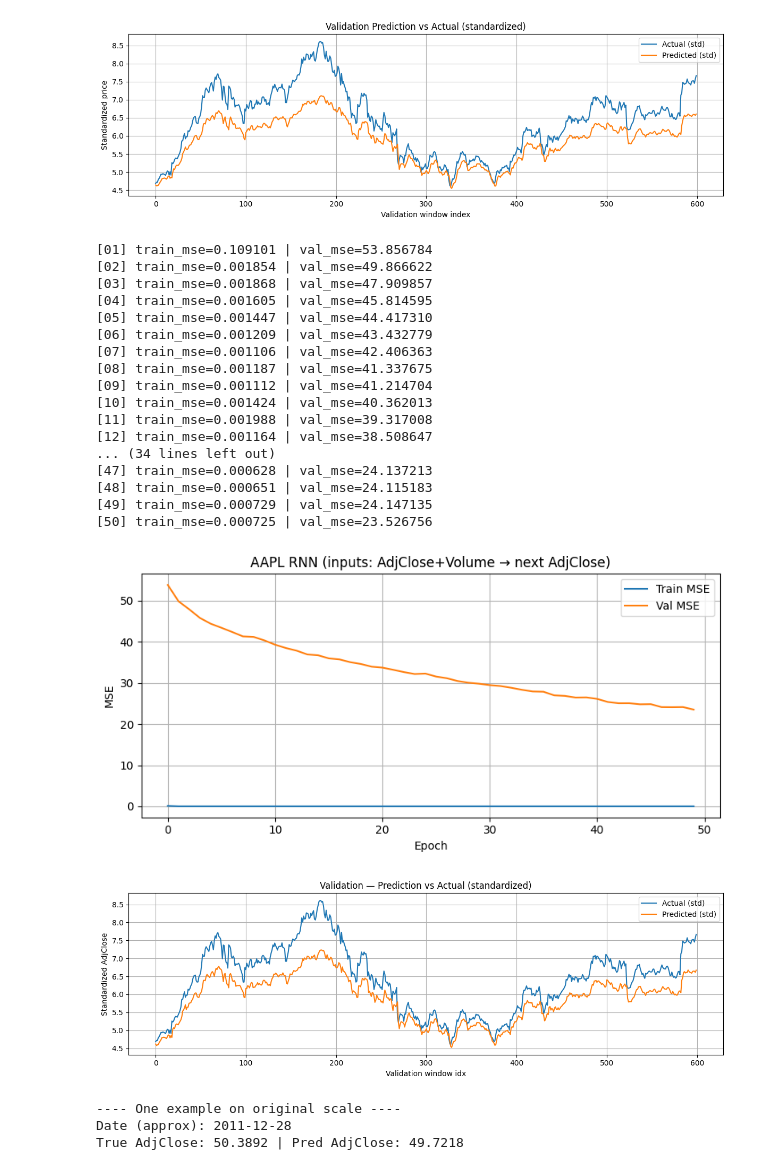
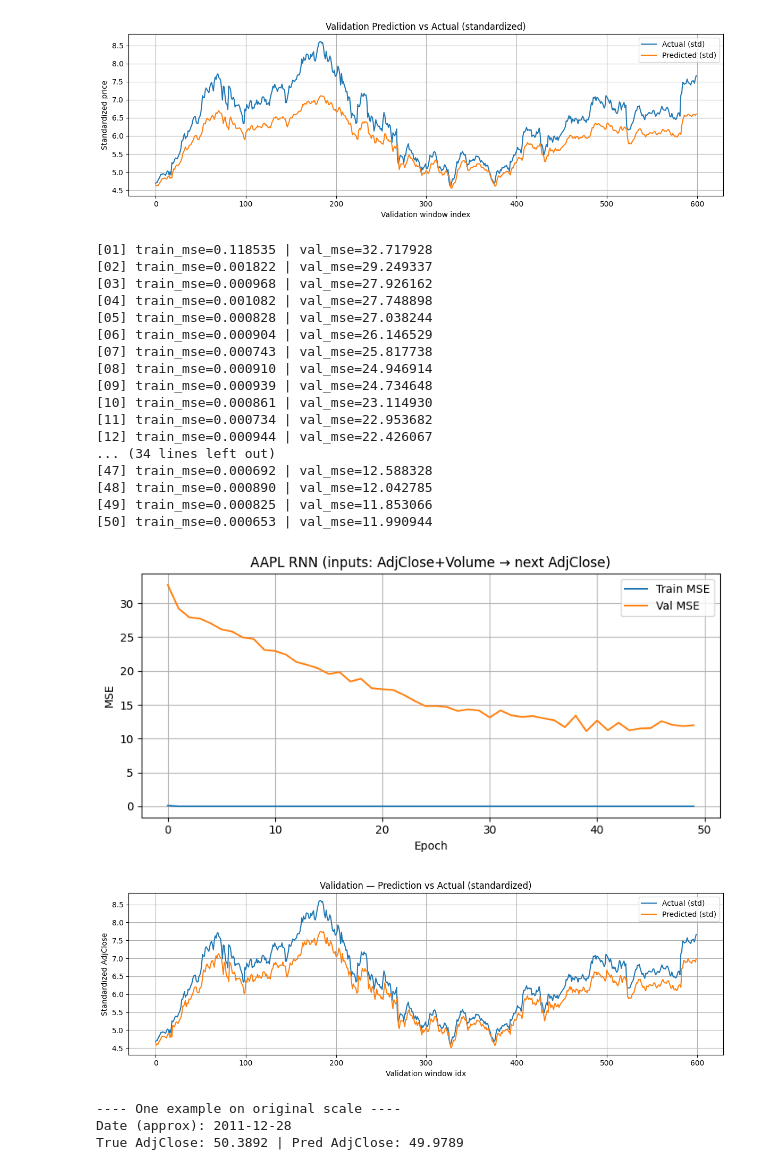
Before and after one commit to bsmoon-86/ubion-code, a Jupyter notebook: 20_RNN.ipynb, the cells around one changed output. Drawn from its saved outputs; the diff is of its cells as text; code cells hidden in the pictures.

```diff
--- a/20_RNN.ipynb
+++ b/20_RNN.ipynb
@@ -672,7 +672,6 @@ X_all = use_df[['Adj Close', 'Volume']].astype(float).values   # (N, 2)
 y_all = use_df[['Adj Close']].astype(float).values               # (N, 1)
 
 N = len(use_df)
-assert N > WINDOW + 10, "시계열 길이가 WINDOW보다 충분히 길어야 합니다."
 
 split_idx = int(N * 0.8)    # 시간 순서 유지
 X_tr, X_va = X_all[:split_idx], X_all[split_idx:]
@@ -742,7 +741,12 @@ class RNNRegressor(nn.Module):
             bidirectional=bidirectional
         )
         out_dim = hidden_size * (2 if bidirectional else 1)
-        self.head = nn.Linear(out_dim, 1)
+        # 다중 퍼셉트론 생성 (비선형 활성화 함수 호출)
+        self.head = nn.Sequential(
+            nn.Linear(out_dim, out_dim*2),
+            nn.ReLU(),
+            nn.Linear(out_dim*2, 1)
+        )
 
     def forward(self, x):                 # x:(B, T, 2)
         out, h_n = self.rnn(x)            # out:(B,T,H), h_n:(L*D,B,H)
@@ -826,51 +830,51 @@ trues_std = torch.cat(trues_std, dim=0).squeeze(-1).numpy()
 plt.figure(figsize=(12,4))
 plt.plot(trues_std[:600], label="Actual (std)")
 plt.plot(preds_std[:600], label="Predicted (std)")
 plt.title("Validation — Prediction vs Actual (standardized)")
 plt.xlabel("Validation window idx"); plt.ylabel("Standardized AdjClose")
 plt.legend(); plt.grid(True); plt.tight_layout()
 plt.show()
 
 # =========================
 # 9) 역변환(원 스케일) 단일 예시
 # =========================
 # 검증 첫 배치의 첫 샘플을 원 단위로 비교
 X0, y0 = next(iter(val_dl))                          # X0:(B,T,2), y0:(B,1)
 with torch.no_grad():
     y0_hat = model(X0.float()).cpu().numpy()  # (B,1)
 
 true_orig = y_scaler.inverse_transform(y0.numpy())       # (B,1)
 pred_orig = y_scaler.inverse_transform(y0_hat)           # (B,1)
 
 approx_date = None
 if 'Date' is not None:
     first_target_idx = split_idx + WINDOW
     if first_target_idx < len(use_df):
         approx_date = use_df['Date'].iloc[first_target_idx]
 
 print("---- One example on original scale ----")
 print(f"Date (approx): {approx_date}")
 print(f"True AdjClose: {true_orig[0,0]:.4f} | Pred AdjClose: {pred_orig[0,0]:.4f}")
 # %% [output]
-[01] train_mse=0.109101 | val_mse=53.856784
-[02] train_mse=0.001854 | val_mse=49.866622
-[03] train_mse=0.001868 | val_mse=47.909857
-[04] train_mse=0.001605 | val_mse=45.814595
-[05] train_mse=0.001447 | val_mse=44.417310
-[06] train_mse=0.001209 | val_mse=43.432779
-[07] train_mse=0.001106 | val_mse=42.406363
-[08] train_mse=0.001187 | val_mse=41.337675
-[09] train_mse=0.001112 | val_mse=41.214704
-[10] train_mse=0.001424 | val_mse=40.362013
-[11] train_mse=0.001988 | val_mse=39.317008
-[12] train_mse=0.001164 | val_mse=38.508647
+[01] train_mse=0.118535 | val_mse=32.717928
+[02] train_mse=0.001822 | val_mse=29.249337
+[03] train_mse=0.000968 | val_mse=27.926162
+[04] train_mse=0.001082 | val_mse=27.748898
+[05] train_mse=0.000828 | val_mse=27.038244
+[06] train_mse=0.000904 | val_mse=26.146529
+[07] train_mse=0.000743 | val_mse=25.817738
+[08] train_mse=0.000910 | val_mse=24.946914
+[09] train_mse=0.000939 | val_mse=24.734648
+[10] train_mse=0.000861 | val_mse=23.114930
+[11] train_mse=0.000734 | val_mse=22.953682
+[12] train_mse=0.000944 | val_mse=22.426067
 ... (34 lines left out)
-[47] train_mse=0.000628 | val_mse=24.137213
-[48] train_mse=0.000651 | val_mse=24.115183
-[49] train_mse=0.000729 | val_mse=24.147135
-[50] train_mse=0.000725 | val_mse=23.526756
+[47] train_mse=0.000692 | val_mse=12.588328
+[48] train_mse=0.000890 | val_mse=12.042785
+[49] train_mse=0.000825 | val_mse=11.853066
+[50] train_mse=0.000653 | val_mse=11.990944
-[figure, old version]
+[figure, new version]
-[figure, old version]
+[figure, new version]
 ---- One example on original scale ----
 Date (approx): 2011-12-28
-True AdjClose: 50.3892 | Pred AdjClose: 49.7218
+True AdjClose: 50.3892 | Pred AdjClose: 49.9789
```
Also changed, not shown: 12 other files.
